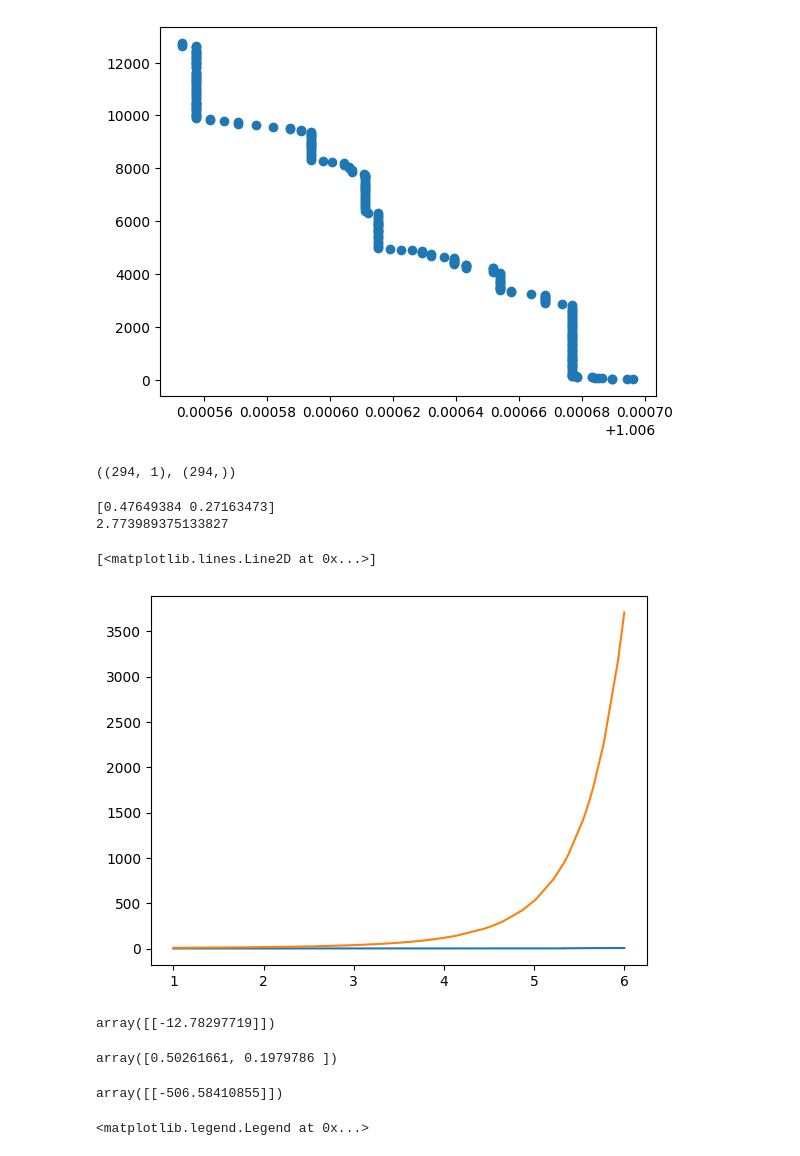
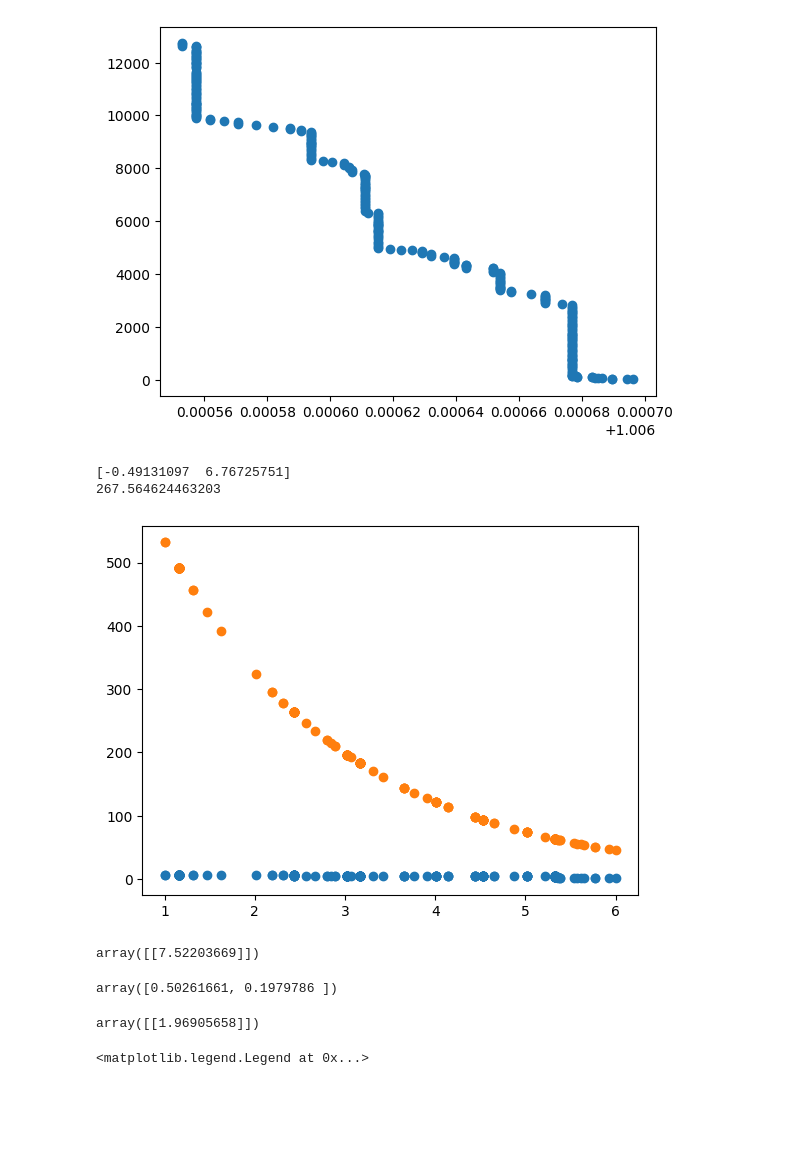
Before and after one commit to Aylore/filament-component-failure-prediction, a Jupyter notebook: notebooks/EDA.ipynb, the cells around one changed output. Cells and saved outputs as stored; diff of their text form; code cells hidden in the pictures; blank space fills up the shorter version.

Commit message:
add RF some training modifications

```diff
--- a/notebooks/EDA.ipynb
+++ b/notebooks/EDA.ipynb
@@ -39,63 +184,71 @@ std_y =   MinMaxScaler(feature_range=(1,6))
 # %%
 import numpy as np
 import matplotlib.pyplot as plt
+from sklearn.model_selection import train_test_split
+
 # df_large = pd.read_csv("../data/df_large_prep.csv",index_col=0)
 x = df_large.NewCFactor.values
 y = df_large.N_Pulses_Cum.values
 
-y = -np.log(y)
+y = np.log(y)
 
 x = std_X.fit_transform(x.reshape(-1,1))
+y = std_y.fit_transform(y.reshape(-1,1))
 
-y = std_y.fit_transform(y.reshape(-1,1))
-x.shape , y[:,0].shape
+X_train ,X_test , y_train ,y_test = train_test_split(x ,y , test_size = 0.15 , random_state=3407)
+
+X_train = std_X.fit_transform(X_train.reshape(-1,1))
+X_test = std_X.transform(X_test.reshape(-1,1))
+
+y_train = std_y.fit_transform(y_train.reshape(-1,1))
+y_test = std_y.transform(y_test.reshape(-1,1))
+
 # plt.scatter(x , y )
-# %% [output]
-((294, 1), (294,))
 # %%
 from sklearn.metrics import mean_squared_error as mse
 ## try normalization
-
 def pred(coefs , x ):
-    intercept , slope = coefs
+    slope ,intercept = coefs
     preds = np.exp(intercept) * np.exp(slope * x)
     return preds
 
+def fit_exp(x , y):
 
-# x = np.array([10, 19, 30, 35, 51])
-# y = np.array([1, 7, 20, 50, 79])
-# np.polyfit(x, np.log(y), 1)
-#    y ≈ exp(-0.401) * exp(0.105 * x) = 0.670 * exp(0.105 * x)
-# (^ biased towards small values)
-coefs = np.polyfit(x.ravel(), y.ravel(), 1)#, w=np.sqrt(y.reshape(-1)))
-print(coefs)
+    # x = np.array([10, 19, 30, 35, 51])
+    # y = np.array([1, 7, 20, 50, 79])
+    # np.polyfit(x, np.log(y), 1)
+    #    y ≈ exp(-0.401) * exp(0.105 * x) = 0.670 * exp(0.105 * x)
+    # (^ biased towards small values)
+    coefs = np.polyfit(x.ravel(), y.ravel(), 1)#, w=np.sqrt(y.reshape(-1)))
+    print(coefs)
 
-preds = pred(coefs ,x)
+    preds = pred(coefs ,x)
 
-rmse = mse(y , preds ,squared=False)
-print(rmse)
+    rmse = mse(y , preds ,squared=False)
+    print(rmse)
 
-plt.plot(x , y)
-plt.plot(x , np.exp(preds))
+    plt.scatter(x , y)
+    plt.scatter(x , preds )#np.exp(preds))
+    return coefs
+coefs = fit_exp(X_train , y_train)
 # %% [output]
-[0.47649384 0.27163473]
-2.773989375133827
+[-0.49131097  6.76725751]
+267.564624463203
-[<matplotlib.lines.Line2D at 0x...>]
-[figure, old version]
+[figure, new version]
 # %%
 fail_point = 0.9053574604
-std_y.inverse_transform(pred(coefs , std_X.transform(np.array([fail_point]).reshape(-1,1))).reshape(-1,1))
+np.exp(std_y.inverse_transform(pred(coefs , std_X.transform(np.array([fail_point]).reshape(-1,1))).reshape(-1,1)))
 # %% [output]
-array([[-12.78297719]])
+array([[7.52203669]])
 # %%
 coefs
 # %% [output]
 array([0.50261661, 0.1979786 ])
 # %%
 p = np.poly1d(coefs)
-std_y.inverse_transform(p( std_X.transform(np.array([fail_point]).reshape(-1,1))).reshape(-1,1))
+np.exp(std_y.inverse_transform(p( std_X.transform(np.array([fail_point]).reshape(-1,1))).reshape(-1,1)))
 # %% [output]
-array([[-506.58410855]])
+array([[1.96905658]])
 # %%
 from scipy.optimize import curve_fit
 # Have an initial guess as to what the values of the parameters are
```
Also changed, not shown: parts of 20 cells of this notebook, 5 other files.
